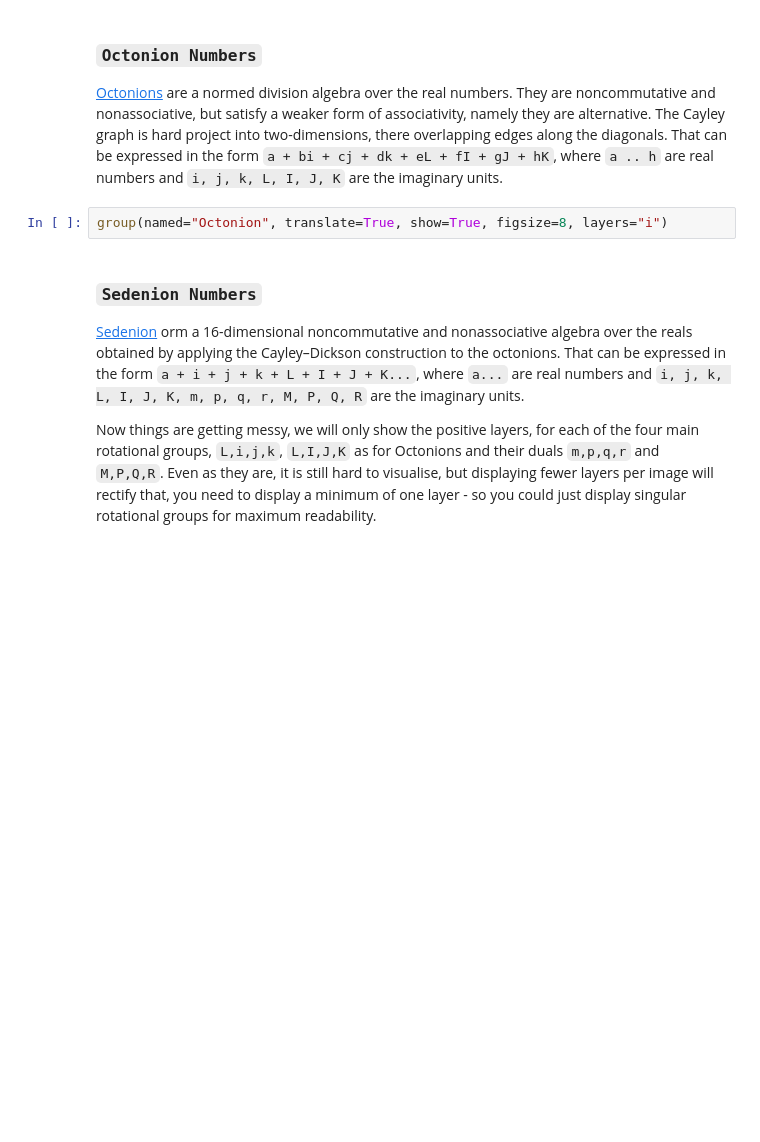
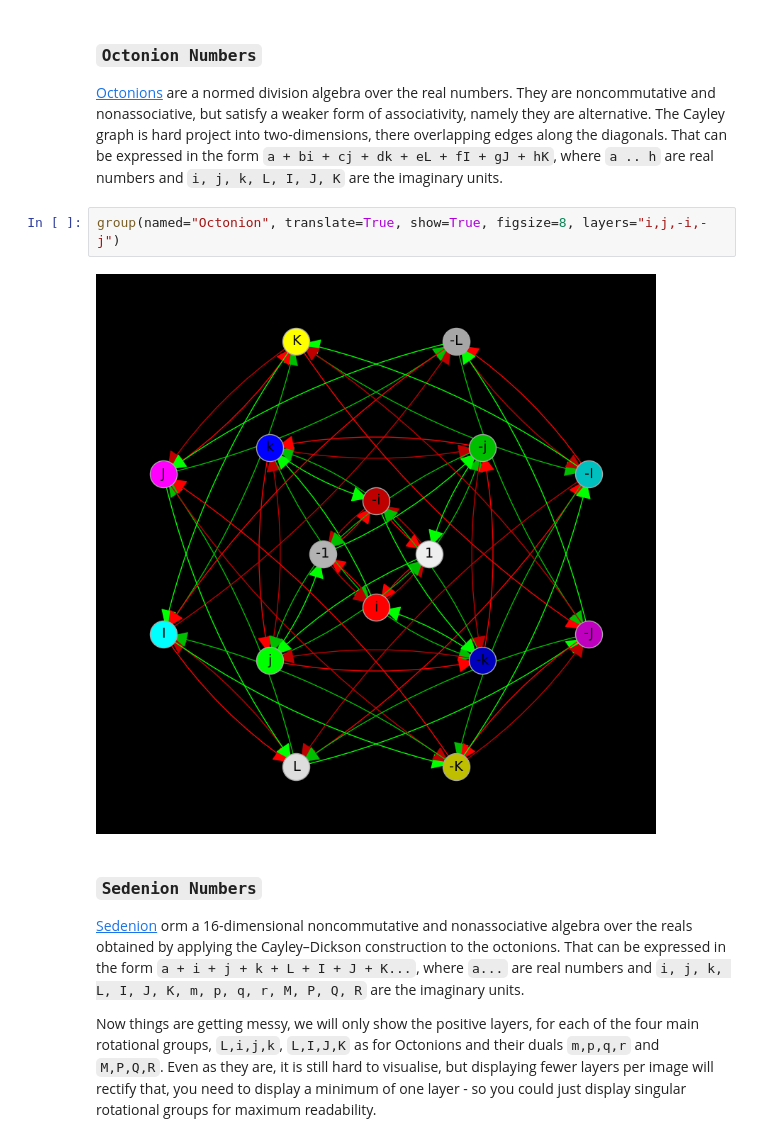
Before and after one commit to tallenglish/HyperComplex, a Jupyter notebook: group.ipynb, the cells around one changed output. Saved outputs shown, nothing was run; the diff lists cells and outputs as text; blank space fills up the shorter version.

```diff
--- a/group.ipynb
+++ b/group.ipynb
@@ -56,7 +59,9 @@ group(named="Quaternion", translate=True, show=True, figsize=8, layers="i,j,k")
 
 [Octonions](http://en.wikipedia.org/wiki/Octonion) are a normed division algebra over the real numbers. They are noncommutative and nonassociative, but satisfy a weaker form of associativity, namely they are alternative. The Cayley graph is hard project into two-dimensions, there overlapping edges along the diagonals. That can be expressed in the form `a + bi + cj + dk + eL + fI + gJ + hK`, where `a .. h` are real numbers and `i, j, k, L, I, J, K` are the imaginary units.
 # %%
-group(named="Octonion", translate=True, show=True, figsize=8, layers="i")
+group(named="Octonion", translate=True, show=True, figsize=8, layers="i,j,-i,-j")
+# %% [output]
+[figure, added]
 # %% [markdown]
 ### **`Sedenion Numbers`**
 
```
Also changed, not shown: parts of 5 cells of this notebook, 7 other files.
